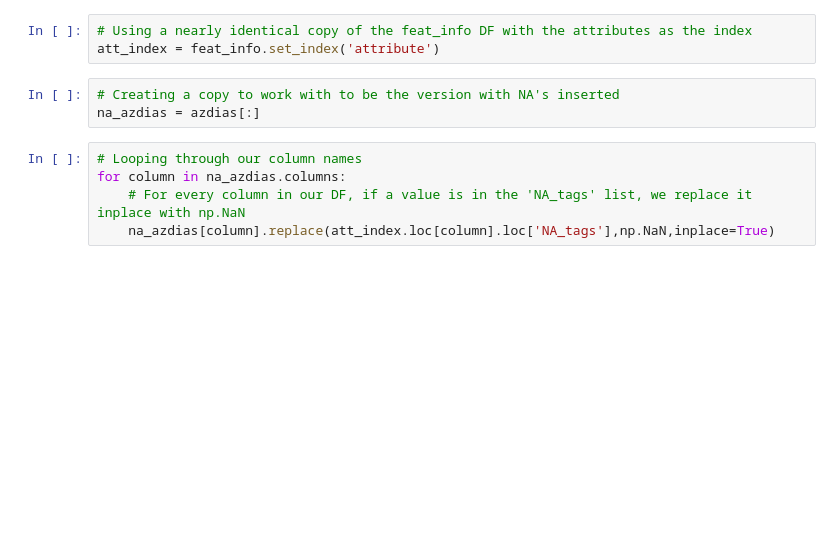
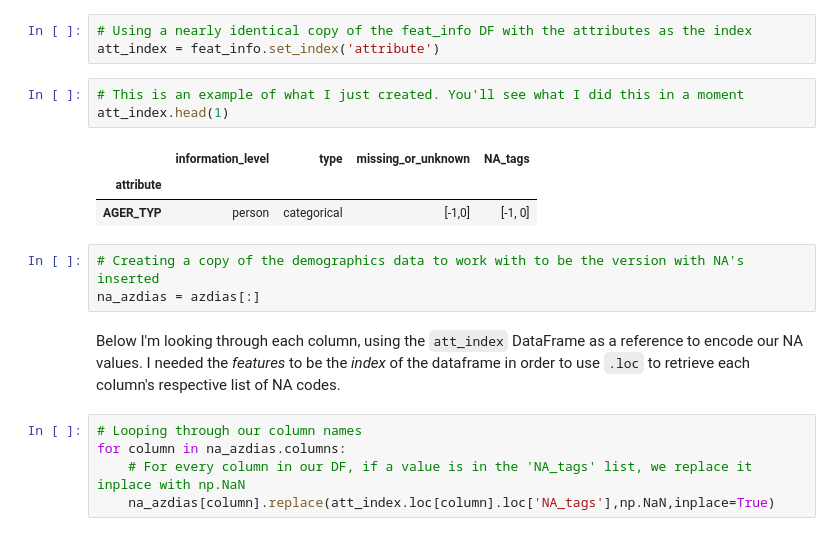
Before and after one commit to pdeguzman96/UnsupervisedLearning_MarketSegmentation, a Jupyter notebook: Identify_Customer_Segments.ipynb, the cells around one changed output. Saved outputs shown, nothing was run; the diff lists cells and outputs as text; blank space fills up the shorter version.

Commit message:
Cleaned notebook and added HTML version

```diff
--- a/Identify_Customer_Segments.ipynb
+++ b/Identify_Customer_Segments.ipynb
@@ -159,9 +173,18 @@ Inserting NA values into our DataFrame if they are tagged as NA in the "NA_tags"
 # %%
 # Using a nearly identical copy of the feat_info DF with the attributes as the index
 att_index = feat_info.set_index('attribute')
+# %%
+# This is an example of what I just created. You'll see what I did this in a moment
+att_index.head(1)
+# %% [output]
+|  | information_level | type | missing_or_unknown | NA_tags |
+| attribute |  |  |  |  |
+| AGER_TYP | person | categorical | [-1,0] | [-1, 0] |
 # %%
-# Creating a copy to work with to be the version with NA's inserted
+# Creating a copy of the demographics data to work with to be the version with NA's inserted
 na_azdias = azdias[:]
+# %% [markdown]
+Below I'm looking through each column, using the `att_index` DataFrame as a reference to encode our NA values. I needed the *features* to be the *index* of the dataframe in order to use `.loc` to retrieve each column's respective list of NA codes.
 # %%
 # Looping through our column names
 for column in na_azdias.columns:
```
Also changed, not shown: parts of 112 cells of this notebook, 2 other files.
